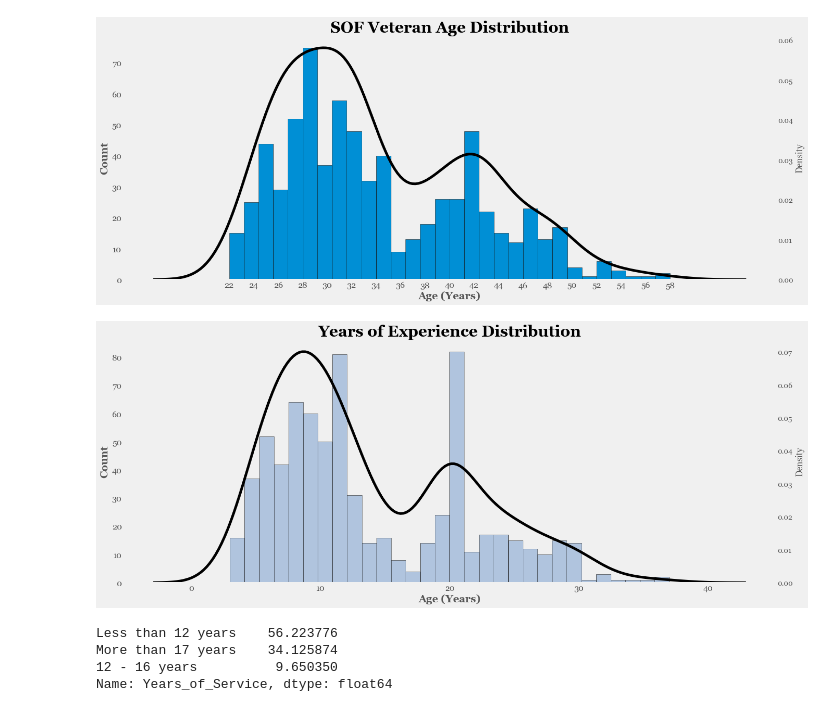
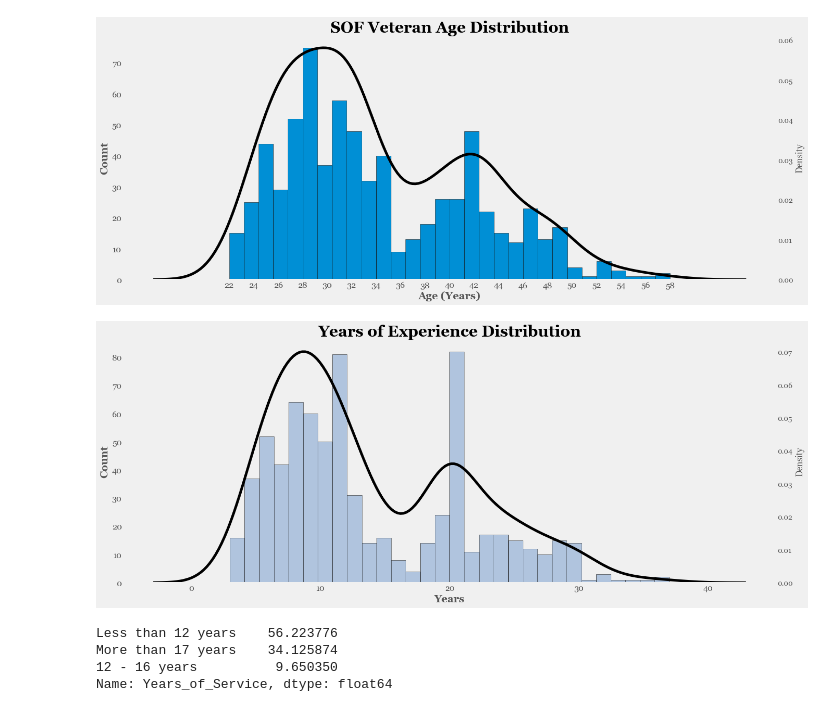
Before and after one commit to americanthinker/Capstone_Project_I, a Jupyter notebook: notebooks/Time_Series.ipynb, the cells around one changed output. Saved outputs shown, nothing was run; the diff lists cells and outputs as text; code cells hidden in the pictures.

Commit message:
years of exp

```diff
--- a/notebooks/Time_Series.ipynb
+++ b/notebooks/Time_Series.ipynb
@@ -51,23 +51,23 @@ ylabel = ax1.set_ylabel('Count', fontweight='bold', fontsize=20)
 # %%
 fig, ax1 = plt.subplots(figsize=(20,8))
 ax2 = ax1.twinx()
 title = plt.title('Years of Experience Distribution', fontweight='bold', fontsize=30)
 
 data = time['Years_of_Service'].dropna()
 
 #plot 1 - Histogram
 plot1 = ax1.hist(data, color='lightsteelblue', align='mid', edgecolor='black', bins=30)
 ax1.grid(False)
 #ticks = ax1.set_xticks(range(22,60,2))
 params = ax1.tick_params(axis='both', labelsize=16)
 
 #plot 2 - KDE
 plot2 = sns.kdeplot(data, ax=ax2, color='black', lw=5)
 ax2.grid(False)
-xlabel = ax1.set_xlabel('Age (Years)', fontweight='bold', fontsize=20)
+xlabel = ax1.set_xlabel('Years', fontweight='bold', fontsize=20)
 ylabel = ax1.set_ylabel('Count', fontweight='bold', fontsize=20)
 # %% [output]
-[figure, old version]
+[figure, new version]
 # %%
 pd.cut(data, bins=[0,12,16,40], labels=['Less than 12 years', '12 - 16 years', 'More than 17 years']).value_counts()/len(data)*100
 # %% [output]
```
Also changed, not shown: 1 other file.
